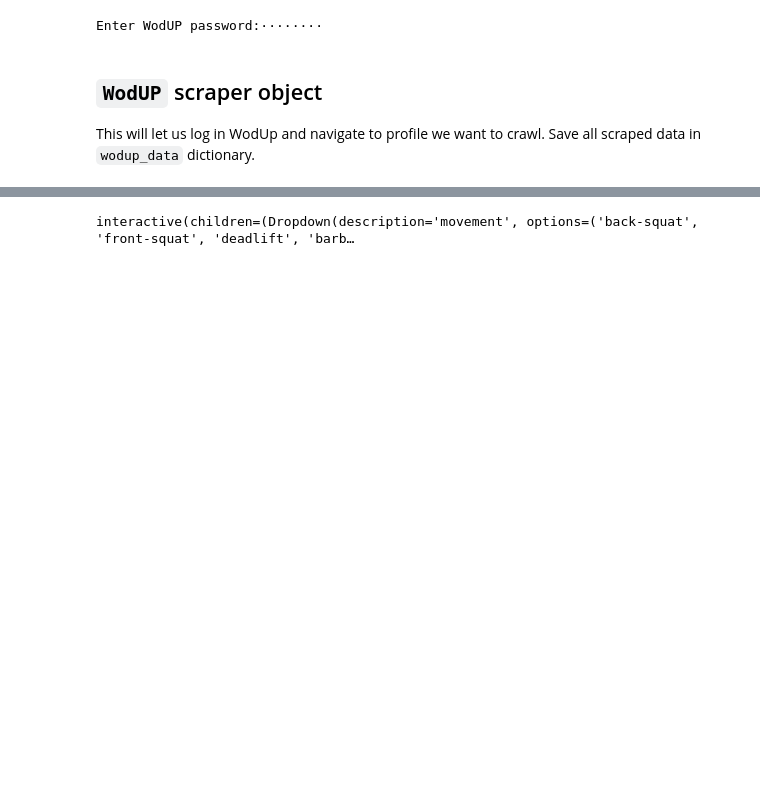
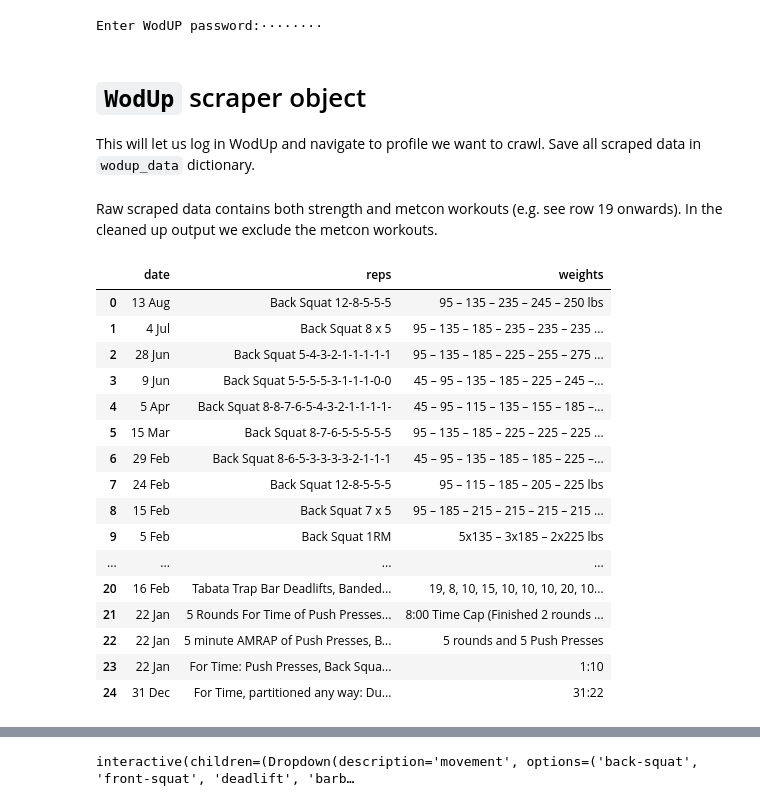
Before and after one commit to hnagib/WodUp-Scraper, a Jupyter notebook: notebooks/hn-wodup-crawler.ipynb, the cells around one changed output, grey strips where cells are left out. Saved outputs shown, nothing was run; the diff lists cells and outputs as text; code cells hidden in the pictures; blank space fills up the shorter version.

```diff
--- a/notebooks/hn-wodup-crawler.ipynb
+++ b/notebooks/hn-wodup-crawler.ipynb
@@ -21,7 +17,7 @@ password = getpass('Enter WodUP password:')
 # %% [output]
 Enter WodUP password:········
 # %% [markdown]
-## `WodUP` scraper object
+# `WodUp` scraper object
 
 This will let us log in WodUp and navigate to profile we want to crawl. Save all scraped data in `wodup_data` dictionary.
 # %%
@@ -40 +36,23 @@ for user in users:
     wu.browser.quit()
+# %% [markdown]
+Raw scraped data contains both strength and metcon workouts (e.g. see row 19 onwards). In the cleaned up output we exclude the metcon workouts.
+# %%
+wodup_data['hasannagib'].raw_logs['back-squat'].head(25)
+# %% [output]
+|  | date | reps | weights |
+| 0 | 13 Aug | Back Squat 12-8-5-5-5 | 95 – 135 – 235 – 245 – 250 lbs |
+| 1 | 4 Jul | Back Squat 8 x 5 | 95 – 135 – 185 – 235 – 235 – 235 ... |
+| 2 | 28 Jun | Back Squat 5-4-3-2-1-1-1-1-1 | 95 – 135 – 185 – 225 – 255 – 275 ... |
+| 3 | 9 Jun | Back Squat 5-5-5-5-3-1-1-1-0-0 | 45 – 95 – 135 – 185 – 225 – 245 –... |
+| 4 | 5 Apr | Back Squat 8-8-7-6-5-4-3-2-1-1-1-1- | 45 – 95 – 115 – 135 – 155 – 185 –... |
+| 5 | 15 Mar | Back Squat 8-7-6-5-5-5-5-5 | 95 – 135 – 185 – 225 – 225 – 225 ... |
+| 6 | 29 Feb | Back Squat 8-6-5-3-3-3-3-2-1-1-1 | 45 – 95 – 135 – 185 – 185 – 225 –... |
+| 7 | 24 Feb | Back Squat 12-8-5-5-5 | 95 – 115 – 185 – 205 – 225 lbs |
+| 8 | 15 Feb | Back Squat 7 x 5 | 95 – 185 – 215 – 215 – 215 – 215 ... |
+| 9 | 5 Feb | Back Squat 1RM | 5x135 – 3x185 – 2x225 lbs |
+| ... | ... | ... | ... |
+| 20 | 16 Feb | Tabata Trap Bar Deadlifts, Banded... | 19, 8, 10, 15, 10, 10, 10, 20, 10... |
+| 21 | 22 Jan | 5 Rounds For Time of Push Presses... | 8:00 Time Cap (Finished 2 rounds ... |
+| 22 | 22 Jan | 5 minute AMRAP of Push Presses, B... | 5 rounds and 5 Push Presses |
+| 23 | 22 Jan | For Time: Push Presses, Back Squa... | 1:10 |
+| 24 | 31 Dec | For Time, partitioned any way: Du... | 31:22 |
```
Also changed, not shown: parts of 11 cells of this notebook.
